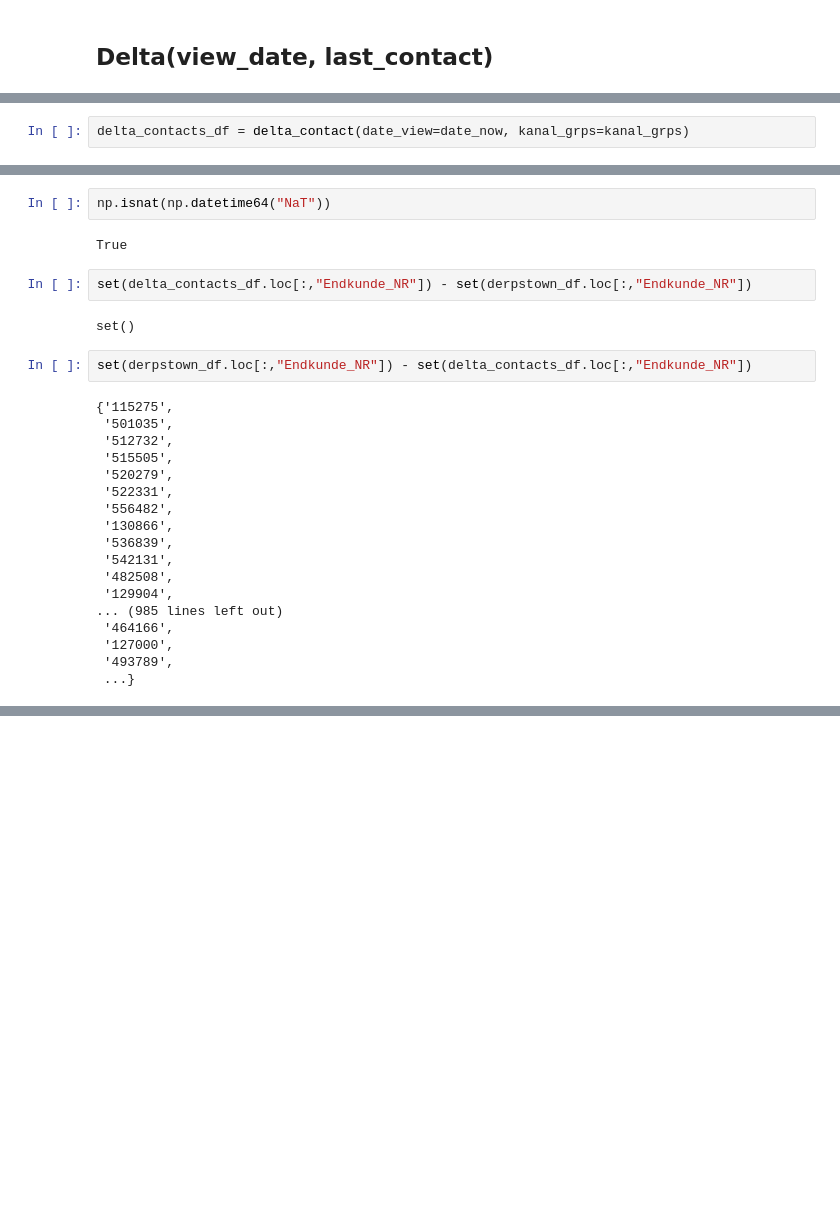
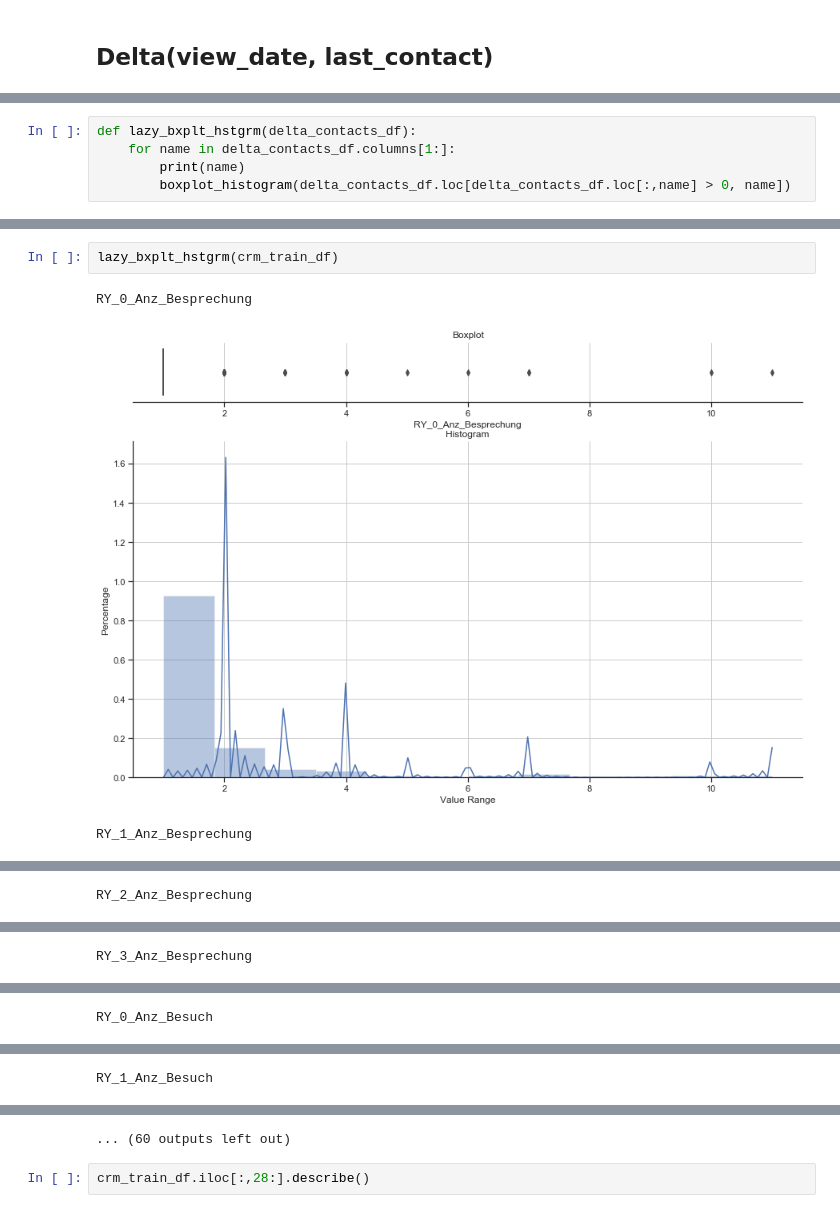
Before and after one commit to apgsga-stc/PredictiveAnalyticsPython, a Jupyter notebook: vkprog_analyse/vkprog_crm_prep.ipynb, the cells around one changed output, grey strips where cells are left out. Cells and saved outputs as stored; diff of their text form; blank space fills up the shorter version.

```diff
--- a/vkprog_analyse/vkprog_crm_prep.ipynb
+++ b/vkprog_analyse/vkprog_crm_prep.ipynb
@@ -332,5 +154,3 @@ def delta_contact(date_view,kanal_grps):
     #Letzte_Buchung_Delta
 
     return flatten_df
-# %%
-delta_contacts_df = delta_contact(date_view=date_now, kanal_grps=kanal_grps)
@@ -346 +194,6 @@ delta_contacts_df.head()
+# %%
+def lazy_bxplt_hstgrm(delta_contacts_df):
+    for name in delta_contacts_df.columns[1:]:
+        print(name)
+        boxplot_histogram(delta_contacts_df.loc[delta_contacts_df.loc[:,name] > 0, name])
 # %%
@@ -386,28 +219,6 @@ raw_crm_data.head()
-# %%
-np.isnat(np.datetime64("NaT"))
-# %% [output]
-True
-# %%
-set(delta_contacts_df.loc[:,"Endkunde_NR"]) - set(derpstown_df.loc[:,"Endkunde_NR"])
-# %% [output]
-set()
-# %%
-set(derpstown_df.loc[:,"Endkunde_NR"]) - set(delta_contacts_df.loc[:,"Endkunde_NR"])
-# %% [output]
-{'115275',
- '501035',
- '512732',
- '515505',
- '520279',
- '522331',
- '556482',
- '130866',
- '536839',
- '542131',
- '482508',
- '129904',
-... (985 lines left out)
- '464166',
- '127000',
- '493789',
- ...}
+# %%
+lazy_bxplt_hstgrm(crm_train_df)
+# %% [output]
+RY_0_Anz_Besprechung
+[figure, added]
+RY_1_Anz_Besprechung
@@ -413,0 +226 @@ set(derpstown_df.loc[:,"Endkunde_NR"]) - set(delta_contacts_df.loc[:,"Endkunde_N
+RY_2_Anz_Besprechung
@@ -413,0 +228 @@ set(derpstown_df.loc[:,"Endkunde_NR"]) - set(delta_contacts_df.loc[:,"Endkunde_N
+RY_3_Anz_Besprechung
@@ -413,0 +230 @@ set(derpstown_df.loc[:,"Endkunde_NR"]) - set(delta_contacts_df.loc[:,"Endkunde_N
+RY_0_Anz_Besuch
@@ -413,0 +232 @@ set(derpstown_df.loc[:,"Endkunde_NR"]) - set(delta_contacts_df.loc[:,"Endkunde_N
+RY_1_Anz_Besuch
@@ -413,0 +234,3 @@ set(derpstown_df.loc[:,"Endkunde_NR"]) - set(delta_contacts_df.loc[:,"Endkunde_N
+... (60 outputs left out)
+# %%
+crm_train_df.iloc[:,28:].describe()
```
Also changed, not shown: parts of 29 cells of this notebook.
